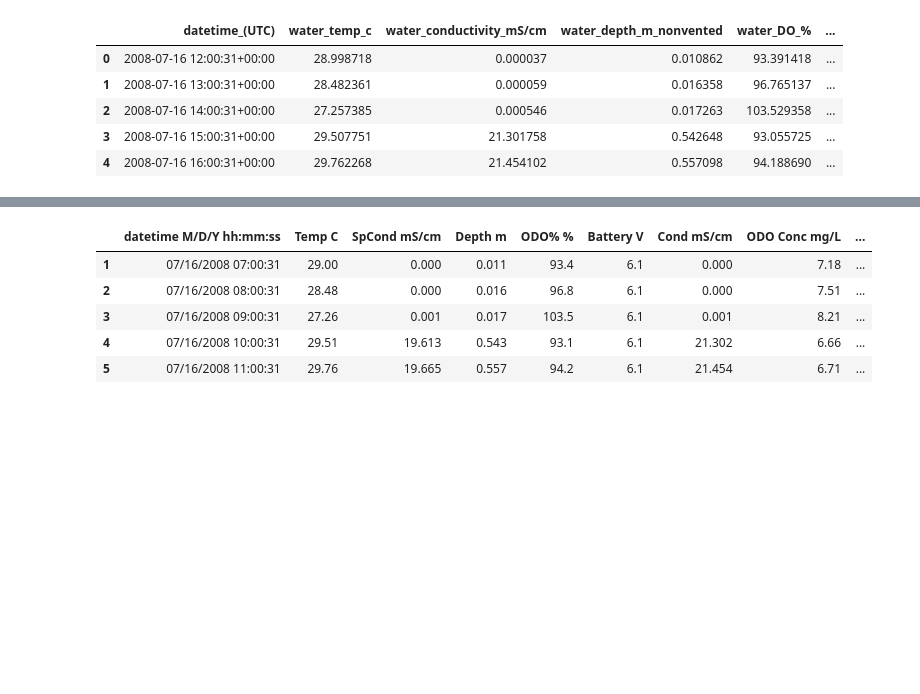
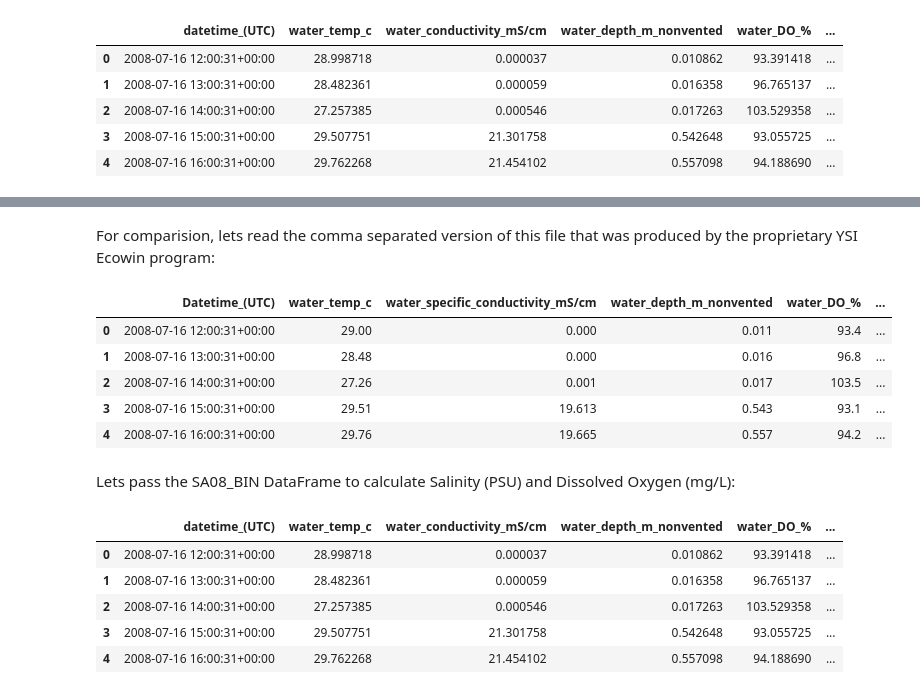
Before and after one commit to kimia-karimi/sonde3, a Jupyter notebook: index.ipynb, the cells around one changed output, grey strips where cells are left out. Cells and saved outputs as stored; diff of their text form; code cells hidden in the pictures; blank space fills up the shorter version.

```diff
--- a/index.ipynb
+++ b/index.ipynb
@@ -94,0 +139,15 @@ metadata, ysiCDF = sonde3.read_ysi_ascii("tests/ysi_test_files/SA08.CDF", ',',No
+# %% [markdown]
+For comparision, lets read the comma separated version of this file that was produced by the proprietary YSI Ecowin program:
+# %%
+#for comparison, lets read the comma separated version of the same file generated by YSI Ecowin
+metadata, SA08_CSV = sonde3.read_ysi_ascii("tests/ysi_test_files/SA08.CDF", pytz.timezone('US/Central'), delim=",")
+SA08_CSV.head()
+# %% [output]
+|  | Datetime_(UTC) | water_temp_c | water_specific_conductivity_mS/cm | water_depth_m_nonvented | water_DO_% | ... |
+| 0 | 2008-07-16 12:00:31+00:00 | 29.00 | 0.000 | 0.011 | 93.4 | ... |
+| 1 | 2008-07-16 13:00:31+00:00 | 28.48 | 0.000 | 0.016 | 96.8 | ... |
+| 2 | 2008-07-16 14:00:31+00:00 | 27.26 | 0.001 | 0.017 | 103.5 | ... |
+| 3 | 2008-07-16 15:00:31+00:00 | 29.51 | 19.613 | 0.543 | 93.1 | ... |
+| 4 | 2008-07-16 16:00:31+00:00 | 29.76 | 19.665 | 0.557 | 94.2 | ... |
+# %% [markdown]
+Lets pass the SA08_BIN DataFrame to calculate Salinity (PSU) and Dissolved Oxygen (mg/L):
@@ -95,9 +157,9 @@ metadata, ysiCDF = sonde3.read_ysi_ascii("tests/ysi_test_files/SA08.CDF", ',',No
 # %%
-ysiCDF.head()
+SA08_BIN.head()
 # %% [output]
-|  | datetime M/D/Y hh:mm:ss | Temp C | SpCond mS/cm | Depth m | ODO% % | Battery V | Cond mS/cm | ODO Conc mg/L | ... |
-| 1 | 07/16/2008 07:00:31 | 29.00 | 0.000 | 0.011 | 93.4 | 6.1 | 0.000 | 7.18 | ... |
-| 2 | 07/16/2008 08:00:31 | 28.48 | 0.000 | 0.016 | 96.8 | 6.1 | 0.000 | 7.51 | ... |
-| 3 | 07/16/2008 09:00:31 | 27.26 | 0.001 | 0.017 | 103.5 | 6.1 | 0.001 | 8.21 | ... |
-| 4 | 07/16/2008 10:00:31 | 29.51 | 19.613 | 0.543 | 93.1 | 6.1 | 21.302 | 6.66 | ... |
-| 5 | 07/16/2008 11:00:31 | 29.76 | 19.665 | 0.557 | 94.2 | 6.1 | 21.454 | 6.71 | ... |
+|  | datetime_(UTC) | water_temp_c | water_conductivity_mS/cm | water_depth_m_nonvented | water_DO_% | ... |
+| 0 | 2008-07-16 12:00:31+00:00 | 28.998718 | 0.000037 | 0.010862 | 93.391418 | ... |
+| 1 | 2008-07-16 13:00:31+00:00 | 28.482361 | 0.000059 | 0.016358 | 96.765137 | ... |
+| 2 | 2008-07-16 14:00:31+00:00 | 27.257385 | 0.000546 | 0.017263 | 103.529358 | ... |
+| 3 | 2008-07-16 15:00:31+00:00 | 29.507751 | 21.301758 | 0.542648 | 93.055725 | ... |
+| 4 | 2008-07-16 16:00:31+00:00 | 29.762268 | 21.454102 | 0.557098 | 94.188690 | ... |
```
Also changed, not shown: parts of 24 cells of this notebook, 4 other files.
